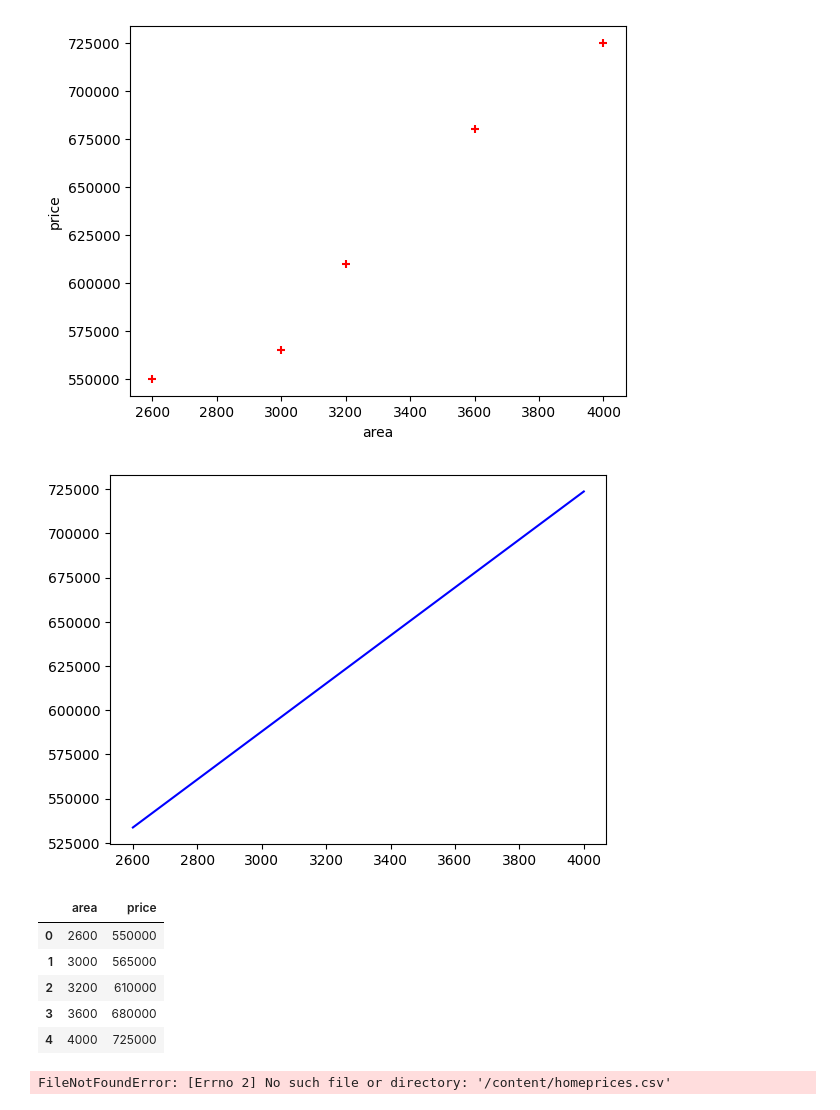
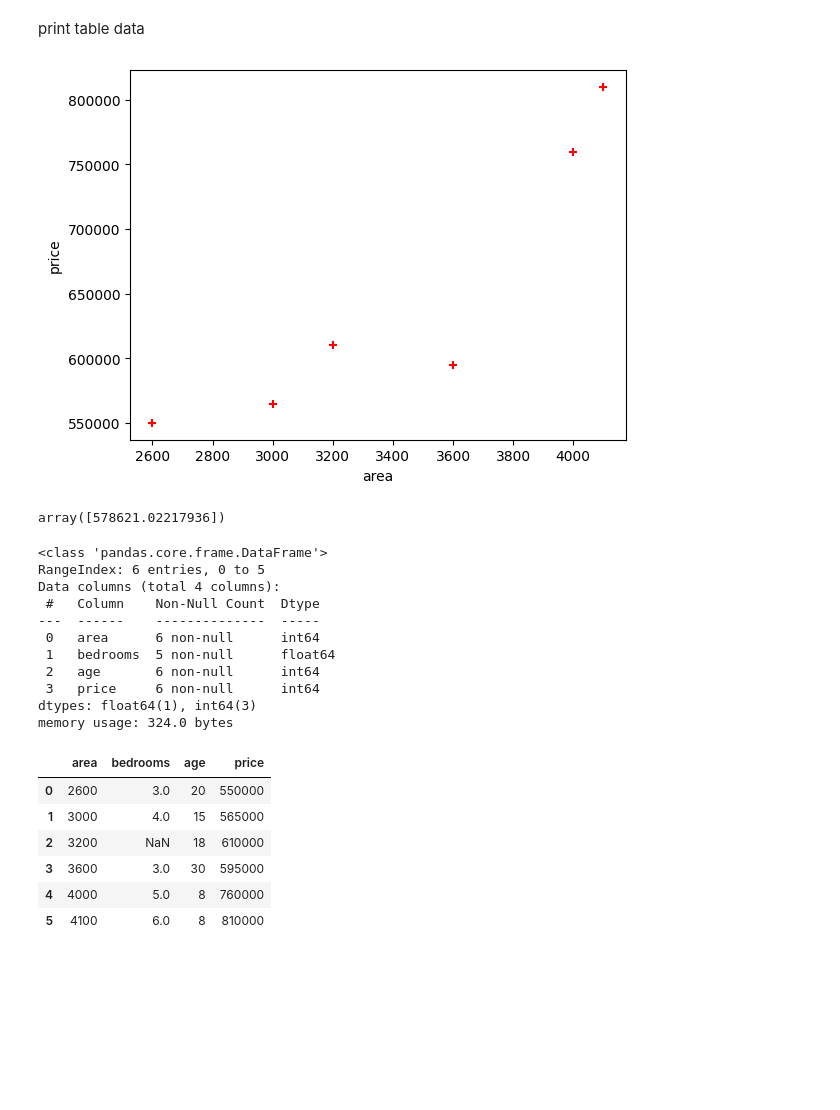
Before and after one commit to RajkiranHS/AI-RealEstatePredication, a Jupyter notebook: realEstatePrediction.ipynb, the cells around one changed output. Cells and saved outputs as stored; diff of their text form; code cells hidden in the pictures; blank space fills up the shorter version.

```diff
--- a/realEstatePrediction.ipynb
+++ b/realEstatePrediction.ipynb
@@ -103,3 +80,5 @@ _ = plt.ylabel('count()')
+# %% [markdown]
+print table data
 # %%
 import pandas as pd
 import matplotlib.pyplot as plt
@@ -116,49 +95,39 @@ plt.show()
 model=LinearRegression()
 model.fit(df[['area']],df.price)
 model.predict([[3000]])
-
-
-plt.plot(df.area,model.predict(df[['area']]),color='blue')
-plt.show()
-df
 # %% [output]
-[figure, old version]
+[figure, new version]
-[figure, removed]
-|  | area | price |
-| 0 | 2600 | 550000 |
-| 1 | 3000 | 565000 |
-| 2 | 3200 | 610000 |
-| 3 | 3600 | 680000 |
-| 4 | 4000 | 725000 |
+array([578621.02217936])
 # %%
 import pandas as pd
 import matplotlib.pyplot as plot
-from sklearn.linear_model import LinearRegression
+
 import numpy as np
 
 
 df=pd.read_csv('/content/homeprices.csv')
-df
+
 
 df.info()
 df.items()
 
-
-
-
-df.bedrooms.median()
-
-df.bedrooms.median()
-df.bedrooms=df.bedrooms.fillna(df.bedrooms.median())
 df
-
-
-
-realStatemodel= LinearRegression()
-realStatemodel.fit([['area','bedrooms','ager']],df.price)
-realStatemodel.predict([[2600,3,20]])
-
-
-!git init
 # %% [output]
-FileNotFoundError: [Errno 2] No such file or directory: '/content/homeprices.csv'
+<class 'pandas.core.frame.DataFrame'>
+RangeIndex: 6 entries, 0 to 5
+Data columns (total 4 columns):
+ #   Column    Non-Null Count  Dtype
+---  ------    --------------  -----
+ 0   area      6 non-null      int64
+ 1   bedrooms  5 non-null      float64
+ 2   age       6 non-null      int64
+ 3   price     6 non-null      int64
+dtypes: float64(1), int64(3)
+memory usage: 324.0 bytes
+|  | area | bedrooms | age | price |
+| 0 | 2600 | 3.0 | 20 | 550000 |
+| 1 | 3000 | 4.0 | 15 | 565000 |
+| 2 | 3200 | NaN | 18 | 610000 |
+| 3 | 3600 | 3.0 | 30 | 595000 |
+| 4 | 4000 | 5.0 | 8 | 760000 |
+| 5 | 4100 | 6.0 | 8 | 810000 |
```
Also changed, not shown: parts of 11 cells of this notebook.
